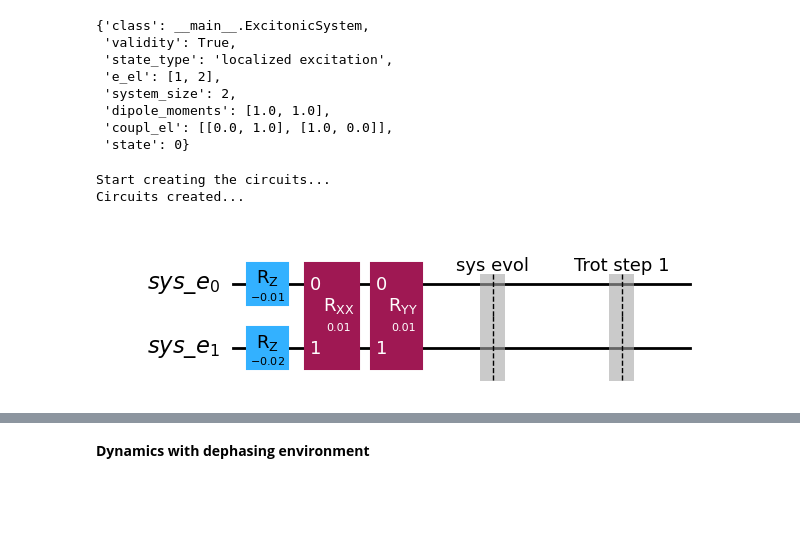
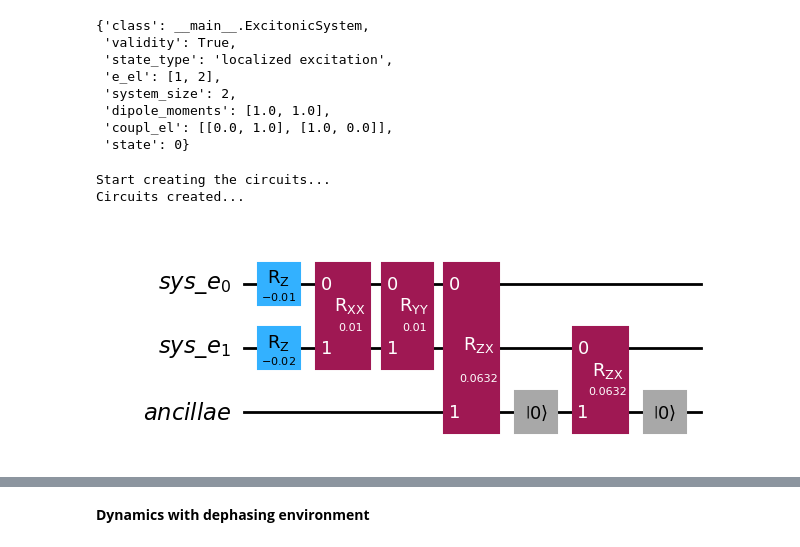
Before and after one commit to N384R/Quantum_Dynamics, a Jupyter notebook: test_qsextra_class.ipynb, the cells around one changed output, grey strips where cells are left out. Saved outputs shown, nothing was run; the diff lists cells and outputs as text; code cells hidden in the pictures; blank space fills up the shorter version.

```diff
--- a/test_qsextra_class.ipynb
+++ b/test_qsextra_class.ipynb
@@ -686,7 +686,7 @@ def qevolve(system: ChromophoreSystem | ExcitonicSystem,
     # Circuit initialization
     if initialize_circuit:
         qc = __circuit_init(qc, register_list, system)
-        qc.barrier(label='Initialization')
+        # qc.barrier(label='Initialization')
 
     verboseprint('Start creating the circuits...')
 
@@ -829,10 +829,10 @@ def __propagation(qc: QuantumCircuit,
         if ndt != 0:
             for _ in range(Trotter_number):
                 qc.compose(qc_ts, inplace=True)
-            qc.barrier(label=f'Trot step {ndt}')
+            # qc.barrier(label=f'Trot step {ndt}')
             if coll_rates is not None:
                 qc.compose(qc_collision, inplace=True)
-                qc.barrier(label=f'Coll step {ndt}')
+                # qc.barrier(label=f'Coll step {ndt}')
         if ndt in number_of_dts:
             qc_copy = qc.copy()
             if shots != 0 and shots is not None:
@@ -852,7 +852,7 @@ def __Trotter_step(system: ChromophoreSystem | ExcitonicSystem,
                qubits=qr_e,
                inplace=True,
                )
-    qc.barrier(label='sys evol')
+    # qc.barrier(label='sys evol')
     if type(system) is ChromophoreSystem:
         N = system.system_size
         W = len(system.mode_dict['omega_mode'])
@@ -877,7 +877,7 @@ def __Trotter_step(system: ChromophoreSystem | ExcitonicSystem,
                 qc.compose(qc_mode_evo_k, qubits=qr_p_ik, inplace=True)
                 qubit_list = [qr_e[i]] + qr_p_ik[:]
                 qc.compose(qc_system_int_k, qubits=qubit_list, inplace=True)
-                qc.barrier(label=f'sys_{i}-mode_{k} int')
+                # qc.barrier(label=f'sys_{i}-mode_{k} int')
     return qc
 
 
@@ -1083,7 +1083,7 @@ def __collisions_exsys(system: ExcitonicSystem,
     for i in range(system.system_size):
         qc.rzx(2 * np.sqrt(coll_rates) * np.sqrt(dt), qr_e[i], qr_a[0])
         qc.reset(qr_a[0])
-        qc.barrier(label=f'Collision {i}')
+        # qc.barrier(label=f'Collision {i}')
     return qc
 
 
@@ -1182,19 +1182,19 @@ shots = 16000
 # %%
 from qiskit import transpile
 
-results = qevolve(esys, time, dt=dt, initialize_circuit=False)
+results = qevolve(esys, time, dt=dt, initialize_circuit=False, coll_rates=0.1)
 
 # qc_decomposed = transpile(results[1],
 #                           basis_gates=['cx', 'rx', 'rz', 'ry',
 #                                        'x', 'y', 'z', 'h'],
 #                           )
 
 get_trotter_circuit = results[1]
 get_trotter_circuit.draw('mpl')
 # %% [output]
 Start creating the circuits...
 Circuits created...
-[figure, old version]
+[figure, new version]
 # %%
 from itertools import combinations
 from scipy.optimize import minimize
```
Also changed, not shown: parts of 9 cells of this notebook, 1 other file.
